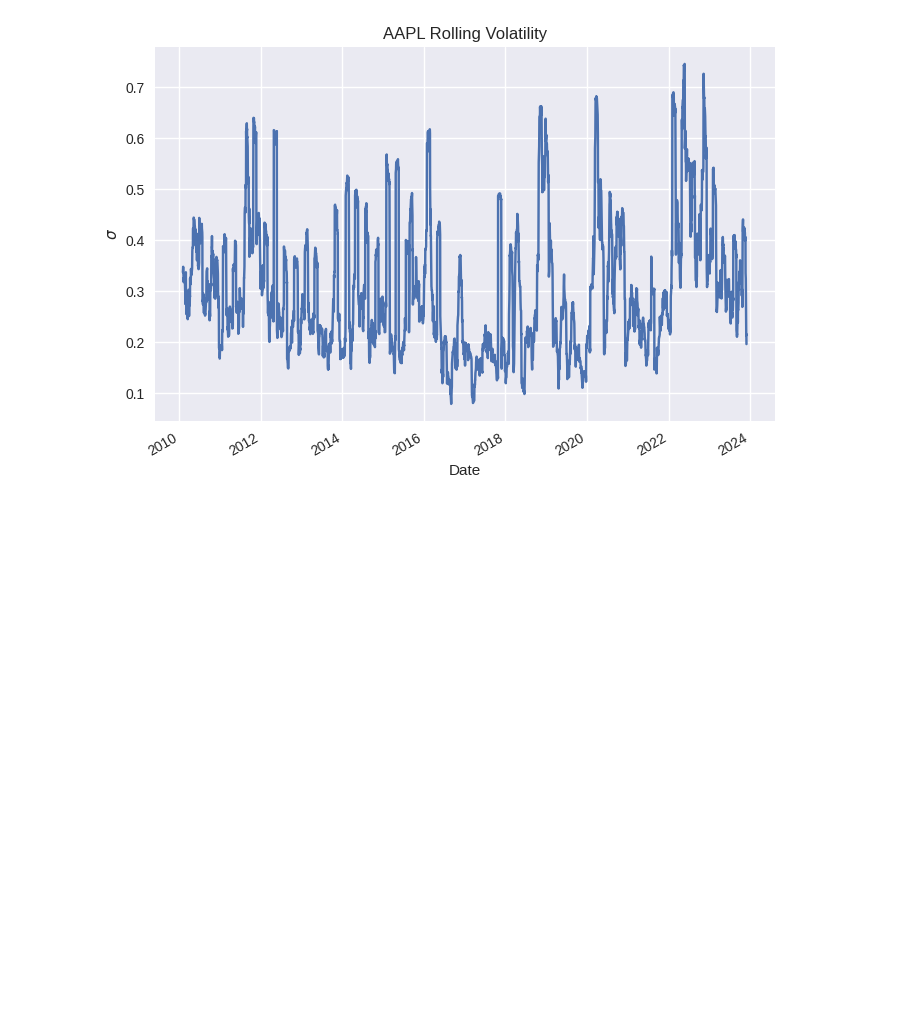
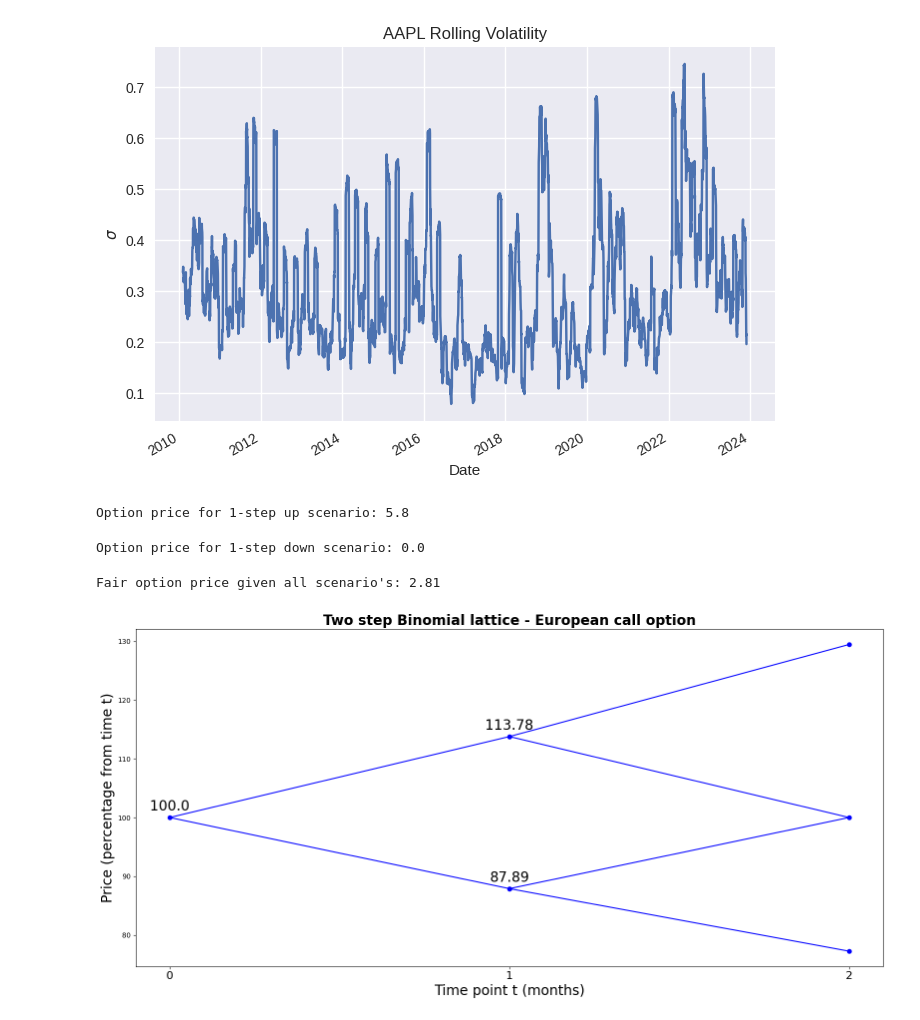
Before and after one commit to Ravindra1972/Anaytics-in-finance-using-Python, a Jupyter notebook: Derivatives_Pricing.ipynb, the cells around one changed output. Cells and saved outputs as stored; diff of their text form; code cells hidden in the pictures; blank space fills up the shorter version.

```diff
--- a/Derivatives_Pricing.ipynb
+++ b/Derivatives_Pricing.ipynb
@@ -670,3 +670,24 @@ plt.title('AAPL Rolling Volatility')
 [*********************100%%**********************]  1 of 1 completed
 Text(0.5, 1.0, 'AAPL Rolling Volatility')
 [figure]
+# %%
+import numpy as np
+import math
+import matplotlib.pyplot as plt
+#Binomial Lattice (European Call option)
+var = 0.2 # Variance
+sigma = np.sqrt(var) # Standard deviation
+S = 44 # Stock price
+K = 45 # Strike price
+T = 2/12 # Time period (two months = two steps)
+r = 0.06 # Risk-free interest rate
+delta_t = 1/12 # time-steps of one month
+R = np.exp(r * delta_t) # Discounted interest
+
+u = np.exp(sigma*np.sqrt(delta_t)) # Up scenario
+d = np.exp(-sigma*np.sqrt(delta_t)) # Down scenario
+
+def price_binomial(R, Pu, Pd, u, d):
+    """ Compute option price for a step """
+    q = (R-d)/(u-d)
+    return (1/R) * (q * Pu + (1-q)*Pd)
@@ -672,0 +699,40 @@ Text(0.5, 1.0, 'AAPL Rolling Volatility')
+# %%
+Cu = price_binomial(R, c_uu, c_ud, u, d)
+print(f"Option price for 1-step up scenario: {Cu.round(2)}")
+# %% [output]
+Option price for 1-step up scenario: 5.8
+# %%
+Cd = price_binomial(R, c_ud, c_dd, u, d)
+print(f"Option price for 1-step down scenario: {Cd.round(2)}")
+# %% [output]
+Option price for 1-step down scenario: 0.0
+# %%
+C = price_binomial(R, Cu, Cd, u, d)
+print(f"Fair option price given all scenario's: {C.round(2)}")
+# %% [output]
+Fair option price given all scenario's: 2.81
+# %%
+fig = plt.figure(figsize=[16, 8])
+for i in range(2):
+    x = [1, 0, 1]
+    for j in range(i):
+        x.append(0)
+        x.append(1)
+    x = np.array(x) + i
+    y = np.arange(-(i+1), i+2)[::-1]
+    y = 100 * np.power(u, y)
+    plt.plot(x, y, 'bo-')
+    if i % 2 == 0:
+        for x_pos, y_value in zip(x,y):
+            plt.annotate(y_value.round(2),
+                         (x_pos, y_value),
+                         textcoords="offset points",
+                         xytext=(0, 10),
+                         ha='center', fontsize=20)
+plt.xlabel('Time point t (months)', fontsize=20)
+plt.ylabel('Price (percentage from time t)', fontsize=20)
+plt.xticks([0, 1, 2], fontsize=16)
+plt.title('Two step Binomial lattice - European call option', fontsize=20, weight='bold')
+plt.tight_layout()
+# %% [output]
+[figure, added]
```
Also changed, not shown: parts of 8 cells of this notebook.
